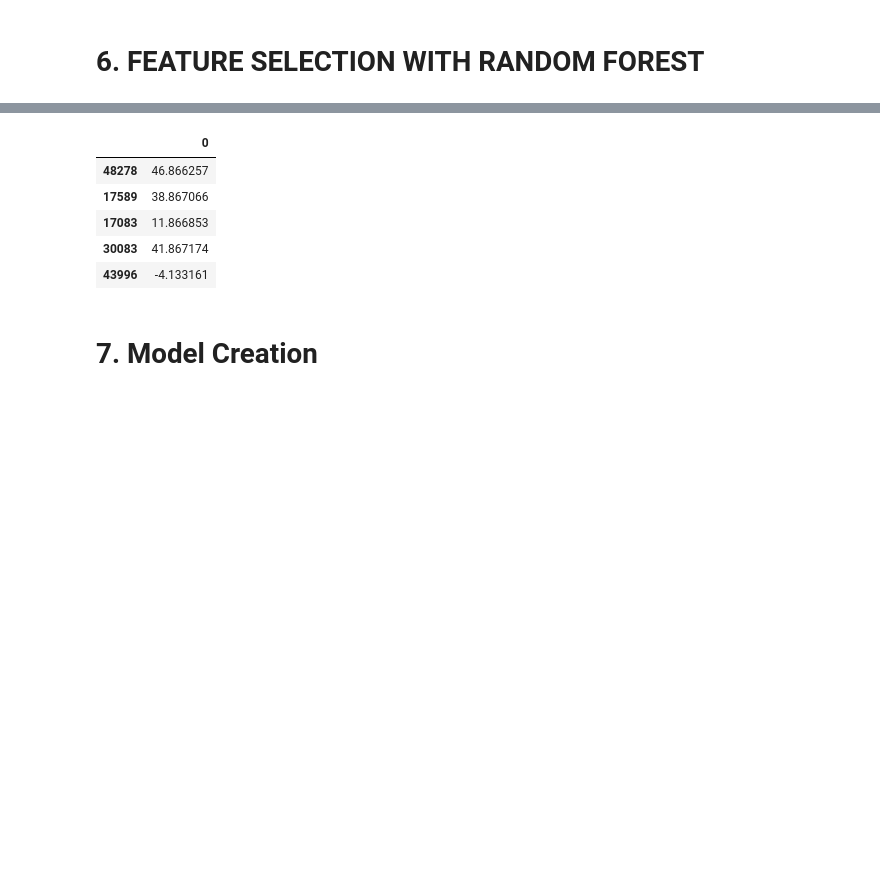
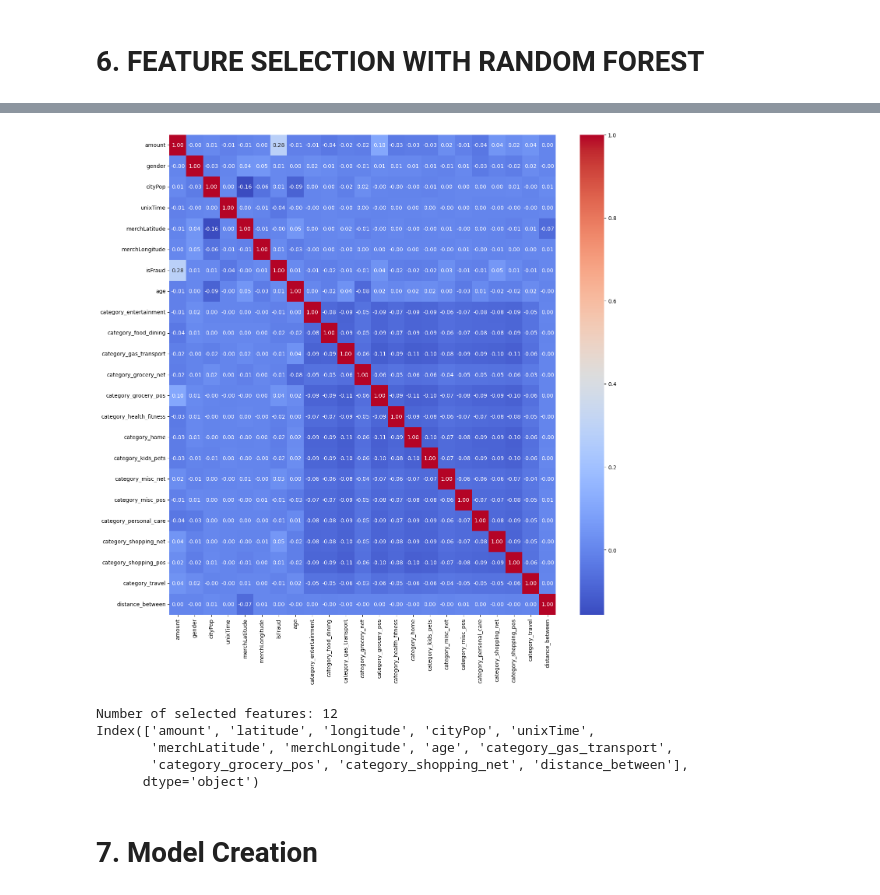
Before and after one commit to ethan-rng/dataquest, a Jupyter notebook: transformerModel.ipynb, the cells around one changed output, grey strips where cells are left out. Cells and saved outputs as stored; diff of their text form; code cells hidden in the pictures; blank space fills up the shorter version.

Commit message:
finished trainTestData

```diff
--- a/transformerModel.ipynb
+++ b/transformerModel.ipynb
@@ -258,29 +261,54 @@ df.sample(5)
 # %%
 from sklearn.ensemble import RandomForestClassifier
 from sklearn.feature_selection import SelectFromModel
 from sklearn.decomposition import PCA
 
 # Calculate the correlation matrix
 correlation_matrix = df.corr()
-correlation_matrix
+
+# Set the matplotlib figure
+plt.figure(figsize=(16, 16))
+
+# Create a heatmap to visualize the correlation matrix
+sns.heatmap(correlation_matrix, annot=True, cmap='coolwarm', fmt=".2f")
+
+# Show the plot
+plt.show()
+# %% [output]
+[figure, added]
-# %%
-pca_df.sample(5)
-# %% [output]
-|  | 0 |
-| 48278 | 46.866257 |
-| 17589 | 38.867066 |
-| 17083 | 11.866853 |
-| 30083 | 41.867174 |
-| 43996 | -4.133161 |
 # %%
-# Using Random Forest to Generate
-sel = SelectFromModel(RandomForestClassifier(n_estimators = 100))
+from sklearn.feature_selection import SelectFromModel
+from sklearn.ensemble import RandomForestClassifier
+import numpy as np
+
+# Fit the RandomForestClassifier
+sel = RandomForestClassifier(n_estimators=100)
 sel.fit(X_over_train, y_over_train)
-sel.get_support()
-selected_feat= X_train.columns[(sel.get_support())]
 
-# Features That Are Most Important
-len(selected_feat)
-print(selected_feat)
+# Get the importances of features
+importances = sel.feature_importances_
+
+# Set a threshold for feature selection: for instance, the median of importances
+threshold_value = np.median(importances)
+
+# Create the SelectFromModel object with your defined threshold
+selection = SelectFromModel(sel, threshold=threshold_value)
+selection.fit(X_over_train, y_over_train)
+
+# Get the boolean mask of the selected features
+selected_features_mask = selection.get_support()
+
+# Get the names of the selected features
+selected_features = X_over_train.columns[selected_features_mask]
+
+# Count and print the selected features
+print(f"Number of selected features: {selected_features.shape[0]}")
+print(selected_features)
+# %% [output]
+Number of selected features: 12
+Index(['amount', 'latitude', 'longitude', 'cityPop', 'unixTime',
+       'merchLatitude', 'merchLongitude', 'age', 'category_gas_transport',
+       'category_grocery_pos', 'category_shopping_net', 'distance_between'],
+      dtype='object')
 # %% [markdown]
 # 7. Model Creation
```
Also changed, not shown: parts of 10 cells of this notebook, 4 other files.
